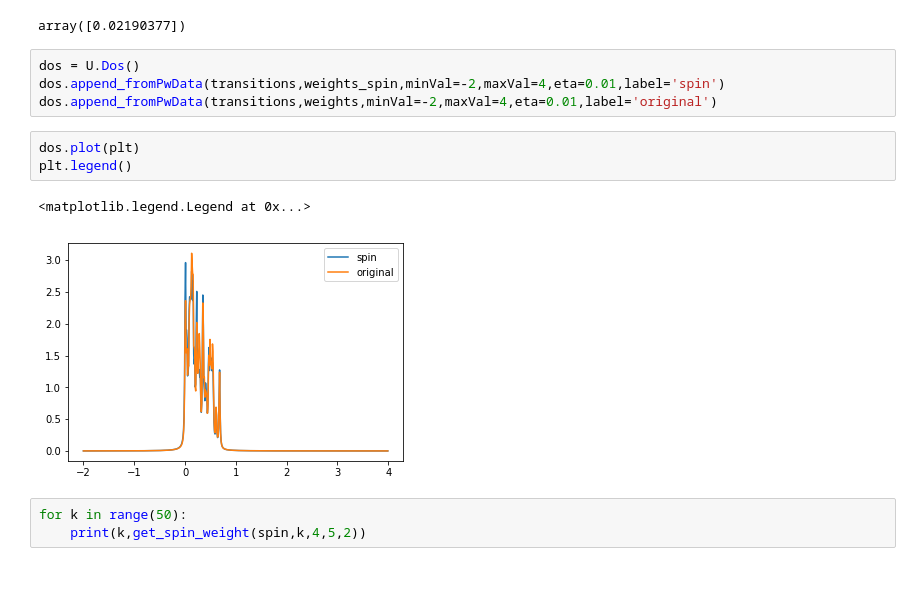
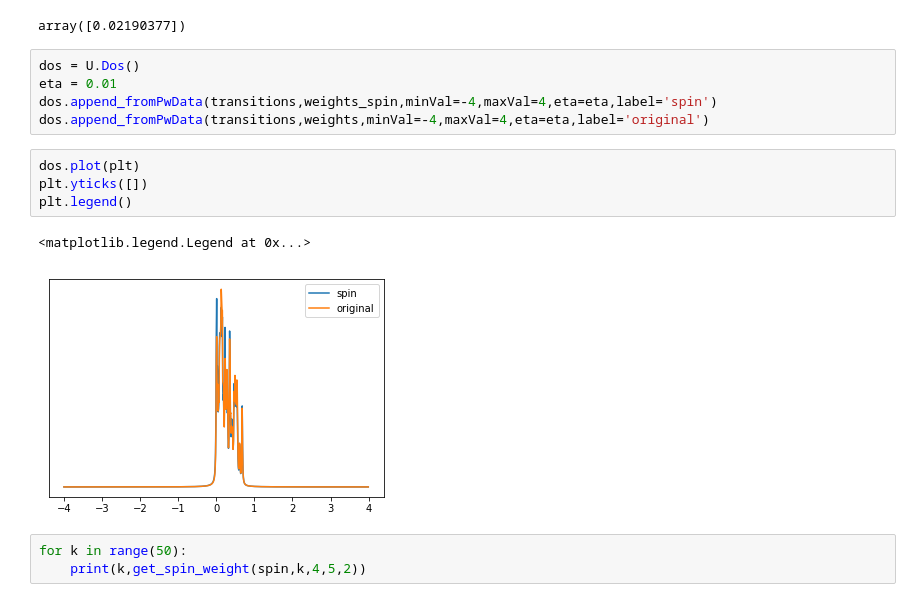
Before and after one commit to marcodalessandro76/Generation-and-decay-of-the-degree-of-spin-polarization-in-GaAs, a Jupyter notebook: ANALYSIS_JDos_with_spin_dipoles.ipynb, the cells around one changed output. Saved outputs shown, nothing was run; the diff lists cells and outputs as text.

```diff
--- a/ANALYSIS_JDos_with_spin_dipoles.ipynb
+++ b/ANALYSIS_JDos_with_spin_dipoles.ipynb
@@ -52,14 +52,16 @@ weights_spin[0]
 array([0.02190377])
 # %%
 dos = U.Dos()
-dos.append_fromPwData(transitions,weights_spin,minVal=-2,maxVal=4,eta=0.01,label='spin')
-dos.append_fromPwData(transitions,weights,minVal=-2,maxVal=4,eta=0.01,label='original')
+eta = 0.01
+dos.append_fromPwData(transitions,weights_spin,minVal=-4,maxVal=4,eta=eta,label='spin')
+dos.append_fromPwData(transitions,weights,minVal=-4,maxVal=4,eta=eta,label='original')
 # %%
 dos.plot(plt)
+plt.yticks([])
 plt.legend()
 # %% [output]
 <matplotlib.legend.Legend at 0x...>
-[figure, old version]
+[figure, new version]
 # %%
 for k in range(50):
     print(k,get_spin_weight(spin,k,4,5,2))
```
Also changed, not shown: 3 other files.
